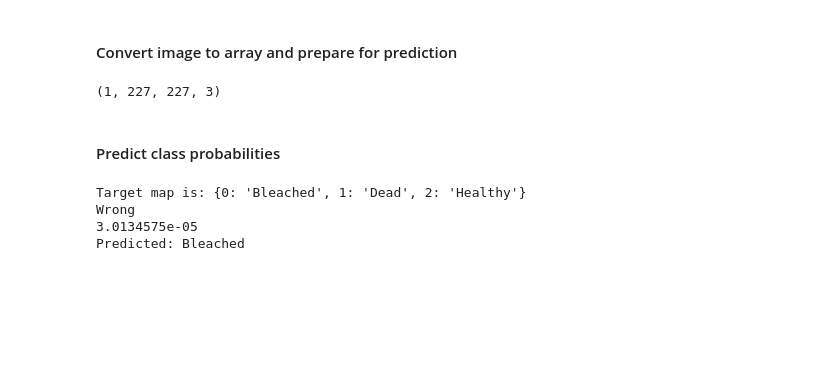
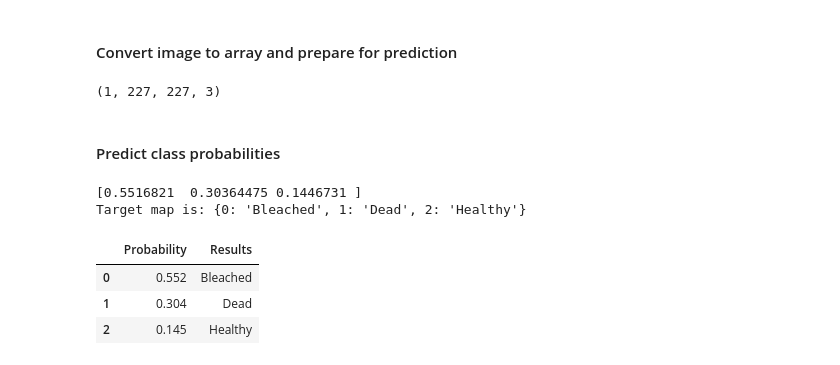
Before and after one commit to Code-Institute-Submissions/corals_health, a Jupyter notebook: jupyter_notebooks/3_modeling_evaluating.ipynb, the cells around one changed output. Saved outputs shown, nothing was run; the diff lists cells and outputs as text; code cells hidden in the pictures; blank space fills up the shorter version.

```diff
--- a/jupyter_notebooks/3_modeling_evaluating.ipynb
+++ b/jupyter_notebooks/3_modeling_evaluating.ipynb
@@ -381,7 +385,7 @@ plt.show()
 #### Load model
 # %%
 from keras.models import load_model
-model = load_model('outputs/v1/corals_health_model_2_act_2.h5')
+model = load_model('outputs/v3/corals_health_model_4_act_3.h5')
 # %% [markdown]
 #### Evaluate model on the test set
 # %%
@@ -426,23 +430,35 @@ print(my_image.shape)
 # %% [markdown]
 #### Predict class probabilities
 # %%
-pred_proba = model.predict(my_image)[0, 0]
+pred_proba = model.predict(my_image)[0]
+print(pred_proba)
 
 target_map = {v: k for k, v in train_set.class_indices.items()}
 print(f"Target map is: {target_map}")
-pred_class = target_map[pred_proba > 0.5]
+# pred_class = target_map[pred_proba > 0.5]
 
-if pred_class == target_map[2]:
-    pred_proba = 1 - pred_proba
+# if pred_class == target_map[2]:
+#     pred_proba
 
-else:
-    print("Wrong")
+# else:
+#     print("Wrong")
 
 
-print(pred_proba)
-print(f"Predicted: {pred_class}")
+# print(pred_proba)
+# print(f"Predicted: {pred_class}")
 # %% [output]
+[0.5516821  0.30364475 0.1446731 ]
 Target map is: {0: 'Bleached', 1: 'Dead', 2: 'Healthy'}
-Wrong
-3.0134575e-05
-Predicted: Bleached
+# %%
+prob_per_class= pd.DataFrame(data=pred_proba,
+                             columns=['Probability']
+                             )
+prob_per_class = prob_per_class.round(3)
+prob_per_class['Results'] = target_map.values()
+
+prob_per_class
+# %% [output]
+|  | Probability | Results |
+| 0 | 0.552 | Bleached |
+| 1 | 0.304 | Dead |
+| 2 | 0.145 | Healthy |
```
Also changed, not shown: parts of 19 cells of this notebook, 39 other files.
